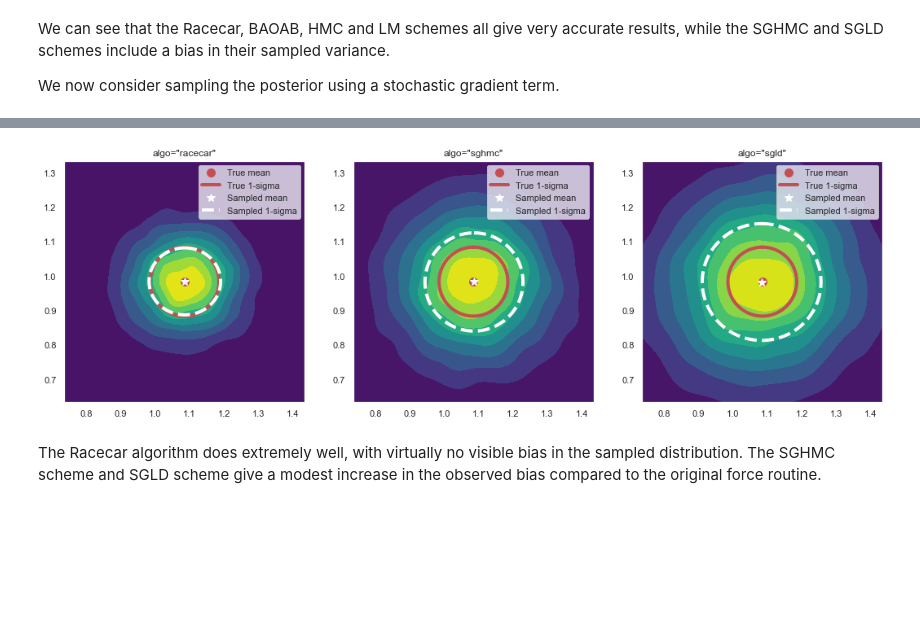
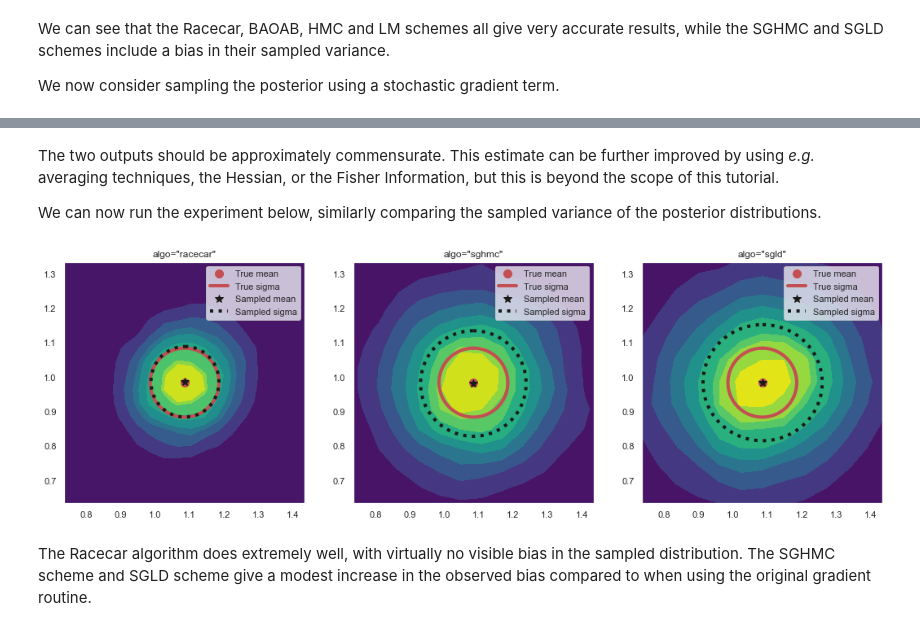
Before and after one commit to c-matthews/racecar, a Jupyter notebook: Examples/Gaussian_Data_Example.ipynb, the cells around one changed output, grey strips where cells are left out. Saved outputs shown, nothing was run; the diff lists cells and outputs as text; code cells hidden in the pictures; blank space fills up the shorter version.

```diff
--- a/Examples/Gaussian_Data_Example.ipynb
+++ b/Examples/Gaussian_Data_Example.ipynb
@@ -161,0 +172,22 @@ The SGLD algorithm does not reduce the additional bias from the gradient noise v
+# %%
+# Calculated as the covariance of a partial sum
+def SGHMC_noise_estimate(B,grad_data):
+
+    Bfac = (Ndata * (Ndata - Nbatch) / Nbatch)
+    new_B = np.cov( grad_data ) * Bfac
+
+    return new_B
+
+# Compare the truth versus the estimated:
+#
+# Compute the covariance of 1000 stochastic gradient evals
+grad_covariance = np.cov( np.hstack([f_stoch(initial_condition)['grad'] for repeat in range(10000)] ))
+
+# Compute the mean of 1000 noise estimates. Note that grad_data is itself a stochastic estimation!
+estimated_grad_covariance = [SGHMC_noise_estimate( B=None, grad_data=f_stoch(initial_condition)['grad_data'] )
+                                                                  for repeat in range(10000)]
+
+print('True covariance matrix of the stochastic grad:')
+print( grad_covariance  )
+print('\nMean of the "SGHMC noise estimate" function:')
+print( np.array( estimated_grad_covariance).mean(0) )
@@ -162,3 +202,7 @@ The SGLD algorithm does not reduce the additional bias from the gradient noise v
+# %% [markdown]
+The two outputs should be approximately commensurate. This estimate can be further improved by using _e.g._ averaging techniques, the Hessian, or the Fisher Information, but this is beyond the scope of this tutorial.
+
+We can now run the experiment below, similarly comparing the sampled variance of the posterior distributions.
 # %%
 # Create the Figure object
 fig = plt.figure(figsize=[18,12])
@@ -170,41 +214,45 @@ algos = ['racecar','sghmc','sgld']
 # The timestep to use for each algorithm
 hvals = [0.1,0.1,0.01]
 
+# Run a longer trajectory of Nsteps
+Nsteps = 100000
+
 # Parameters
 params = [ {},
-         {"g":10, "datasize":Ndata, "batchsize":Nbatch},
-         {}, ]
+         {"grad_cov":SGHMC_noise_estimate},
+         {},
+         ]
 
 # Iterate over the algorithms and plot the resulting posterior
 for ii, (a,h,p) in enumerate(zip(algos, hvals,params)):
 
     # Create the Sampler object
-    S = rc.sampler(initial_condition, h/1, f, algo=a, params=p)
+    S = rc.sampler(initial_condition, h, f_stoch, algo=a, params=p)
 
     # Sample 1000 initial steps to decorrelate from the initial condition
     S.sample(1000, output=[])
 
     # Sample a longer trajectory to generate statistics
     # Thin the trajectory, keeping one in 10 points
-    Q = S.sample(100000, output=['pos'], thin=10)
+    Q = S.sample(Nsteps, output=['pos'], thin=10)
 
     # Compute the mean and variance of the sampled distribution for comparison
     mymu = Q.mean(0, keepdims=True).T
     mycx = mymu + [((Q.std(0)[0]))*np.sin(thetas), ((Q.std(0)[1]))*np.cos(thetas)]
 
     # Plot the results
     ax = fig.add_subplot(2,3,ii+1)
-    gph = sns.kdeplot(x=Q[:,0],y=Q[:,1], levels=10 , thresh=0, shade=True, cmap='viridis',ax=ax)
+    gph = sns.kdeplot(x=Q[:,0],y=Q[:,1], gridsize=25, levels=10 , thresh=0, shade=True, cmap='viridis',ax=ax)
     plt.plot( [exact_mu[0] ],[exact_mu[1] ],'ro',markersize=10, label="True mean")
-    plt.plot( cx[0,:],cx[1,:],'-r',linewidth=4,label="True 1-sigma")
-    plt.plot( [ mymu[0]],[ mymu[1]],'w*',markersize=10,label="Sampled mean")
-    plt.plot( mycx[0,:],mycx[1,:],'--w',linewidth=4,label="Sampled 1-sigma")
+    plt.plot( cx[0,:],cx[1,:],'-r',linewidth=4,label="True sigma")
+    plt.plot( [ mymu[0]],[ mymu[1]],'k*',markersize=10,label="Sampled mean")
+    plt.plot( mycx[0,:],mycx[1,:],':k',linewidth=4,label="Sampled sigma")
     plt.legend()
 
     gph.set(ylim=[exact_mu[1]-3.5*sdv,exact_mu[1]+3.5*sdv])
     gph.set(xlim=[exact_mu[0]-3.5*sdv,exact_mu[0]+3.5*sdv])
     gph.set(title='algo="%s"' % a)
 # %% [output]
-[figure, old version]
+[figure, new version]
 # %% [markdown]
-The Racecar algorithm does extremely well, with virtually no visible bias in the sampled distribution. The SGHMC scheme and SGLD scheme give a modest increase in the observed bias compared to the original force routine.
+The Racecar algorithm does extremely well, with virtually no visible bias in the sampled distribution. The SGHMC scheme and SGLD scheme give a modest increase in the observed bias compared to when using the original gradient routine.
```
Also changed, not shown: parts of 7 cells of this notebook, 19 other files.
